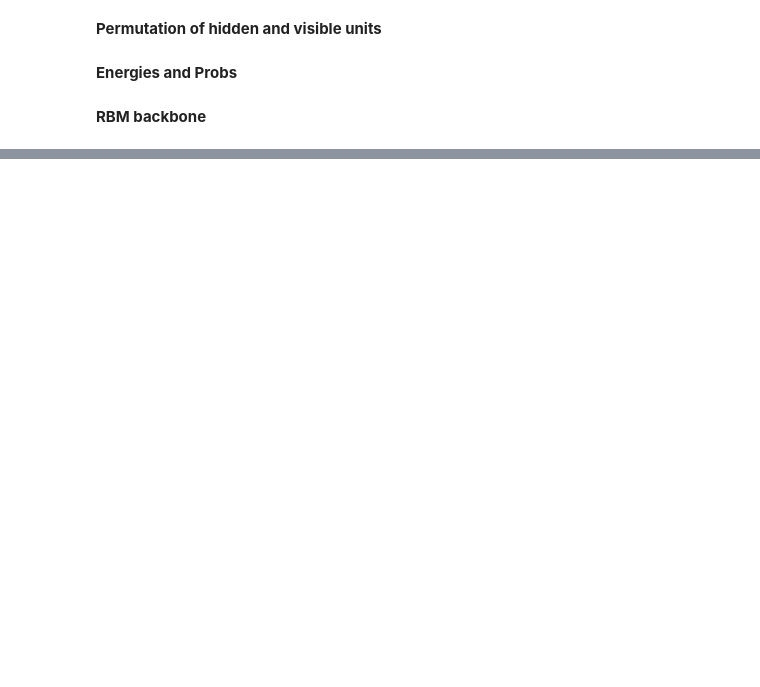
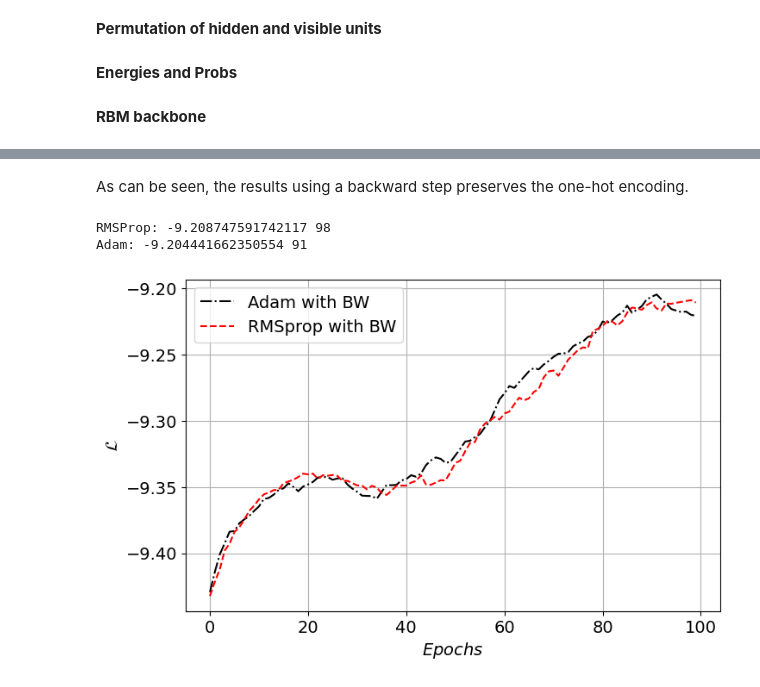
Before and after one commit to naisap/LCP_modB_exercises-project, a Jupyter notebook: group2304_exercise2.ipynb, the cells around one changed output, grey strips where cells are left out. Cells and saved outputs as stored; diff of their text form; code cells hidden in the pictures; blank space fills up the shorter version.

```diff
--- a/group2304_exercise2.ipynb
+++ b/group2304_exercise2.ipynb
@@ -401,0 +664,25 @@ plt.plot(a)
+# %% [markdown]
+As can be seen, the results using a backward step preserves the one-hot encoding.
+# %%
+likelihoodAdamCD1=np.loadtxt("DATA_c_txts/DATAc_100_likehood_adam_cd101da.dat")
+likelihoodRMSCD1=np.loadtxt("DATA_c_txts/DATAc_100_likehood_RMSprop_cd101da.dat")
+likelihoodVanillaSGDCD1=np.loadtxt("DATA_c_txts/tefo.dat")
+fig, axis = plt.subplots(1,1, figsize=(8,5))
+axis.set_xlabel(r"$Epochs$")
+axis.set_ylabel(r"$\mathcal{L}$")
+axis.plot(likelihoodAdamCD1, label=r"Adam with BW", color="black", linestyle="dashdot")
+axis.plot(likelihoodRMSCD1, label="RMSprop with BW", color="red",  linestyle="dashed")
+#axis.plot(likelihoodVanillaSGDCD1[:3], label="VanillaSGD with BW", color="red",  linestyle="dashed")
+axis.grid()
+plt.legend()
+
+#np.max(likelihoodAdamCD1)
+#np.argmax(np.max(likelihoodAdamCD1))
+
+print('RMSProp:',max(likelihoodRMSCD1),np.argmax(likelihoodRMSCD1))
+print('Adam:',max(likelihoodAdamCD1),np.argmax(likelihoodAdamCD1))
+#print('Adam with CT:',max(bw_likelihood_Adam),np.argmax(bw_likelihood_Adam))
+# %% [output]
+RMSProp: -9.208747591742117 98
+Adam: -9.204441662350554 91
+[figure, added]
```
Also changed, not shown: parts of 37 cells of this notebook.
